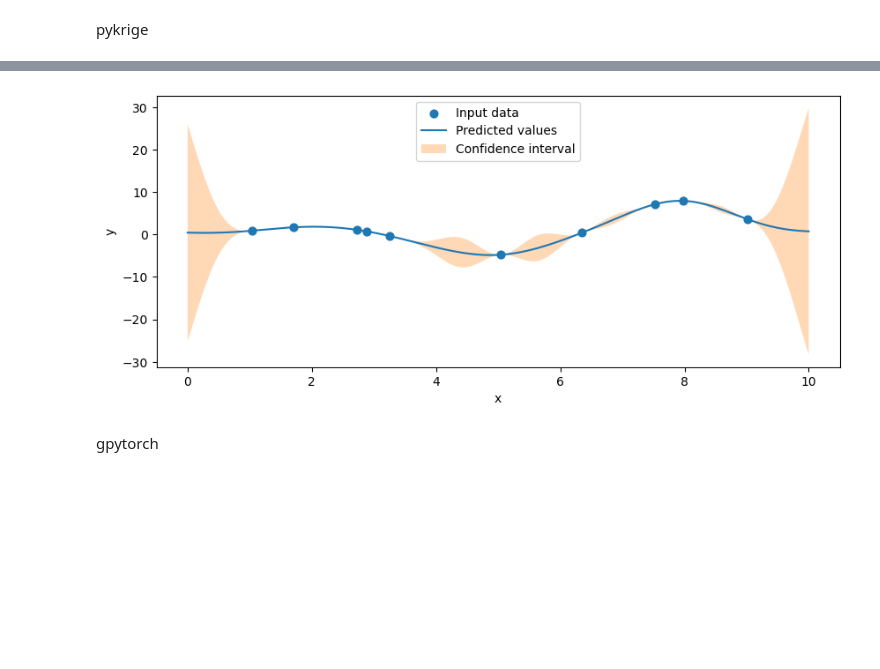
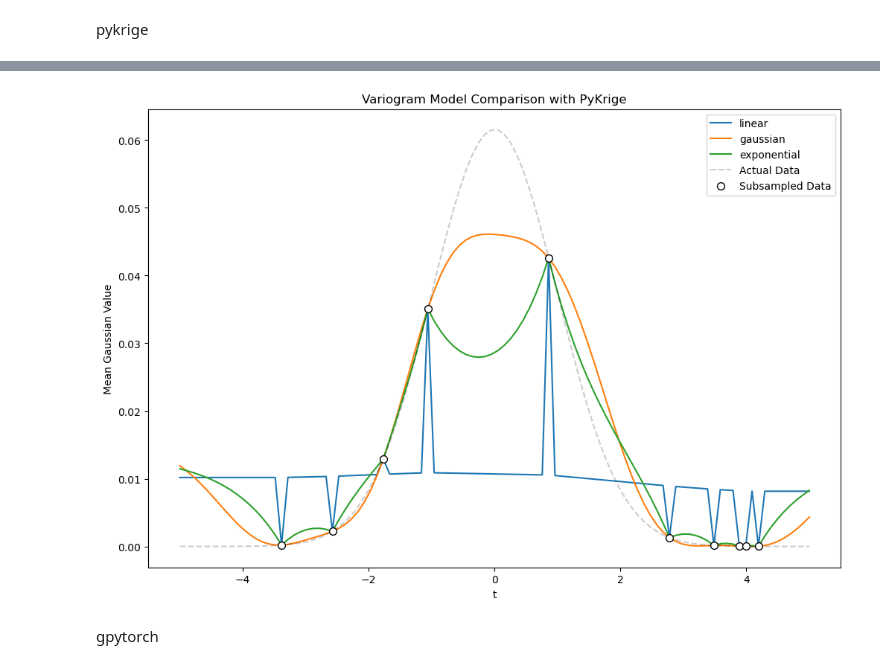
Before and after one commit to geo-smart/spacetime-elevation, a Jupyter notebook: contributors/morgan/1_One-dimensional_Implementations.ipynb, the cells around one changed output, grey strips where cells are left out. Cells and saved outputs as stored; diff of their text form; code cells hidden in the pictures; blank space fills up the shorter version.

Commit message:
preliminary comparisons

```diff
--- a/contributors/morgan/1_One-dimensional_Implementations.ipynb
+++ b/contributors/morgan/1_One-dimensional_Implementations.ipynb
@@ -28,4 +95,0 @@ gp = GaussianProcessRegressor(kernel=kernel, n_restarts_optimizer=10)
-# %%
-# Fit and predict
-gp.fit(X, y)
-y_pred, sigma = gp.predict(X, return_std=True)
@@ -47,36 +100,27 @@ Note: you may need to restart the kernel to use updated packages.
 # %%
 from pykrige.ok import OrdinaryKriging
 # %%
-# Source: https://geostat-framework.readthedocs.io/projects/pykrige/en/stable/examples/05_kriging_1D.html
-# pykrige doesn't support 1D data for now, only 2D or 3D
-# adapting the 1D input to 2D
+# Define the variogram models to test
+variogram_models = ['linear', 'gaussian','exponential']
 
-# plt.style.use("ggplot")
+# Plotting results for each variogram model
+plt.figure(figsize=(12, 8))
 
-uk = OrdinaryKriging(X, np.zeros(X.shape), y, variogram_model="gaussian")
+for model in variogram_models:
+    uk = OrdinaryKriging(X.ravel(), np.zeros(X.shape[0]), y, variogram_model=model)
+    y_pred, y_std = uk.execute("grid", X_all.ravel(), np.array([0.0]))
+    y_pred = np.squeeze(y_pred)
+    plt.plot(X_all, y_pred, label=model)
 
-y_pred, y_std = uk.execute("grid", X_pred, np.array([0.0]))
-
-y_pred = np.squeeze(y_pred)
-y_std = np.squeeze(y_std)
-
-fig, ax = plt.subplots(1, 1, figsize=(10, 4))
-ax.scatter(X, y, s=40, label="Input data")
-
-ax.plot(X_pred, y_pred, label="Predicted values")
-ax.fill_between(
-    X_pred,
-    y_pred - 3 * y_std,
-    y_pred + 3 * y_std,
-    alpha=0.3,
-    label="Confidence interval",
-)
-ax.legend(loc=9)
-ax.set_xlabel("x")
-ax.set_ylabel("y")
+plt.plot(X_all, y_all, 'k--', alpha=0.2, label="Actual Data")
+plt.scatter(X, y, c='white', s=50, zorder=10, edgecolors=(0, 0, 0), label="Subsampled Data")
+plt.legend()
+plt.xlabel("t")
+plt.ylabel("Mean Gaussian Value")
+plt.title("Variogram Model Comparison with PyKrige")
 plt.show()
 # %% [output]
-[figure, old version]
+[figure, new version]
 # %% [markdown]
 gpytorch
 # %%
```
Also changed, not shown: parts of 14 cells of this notebook.
